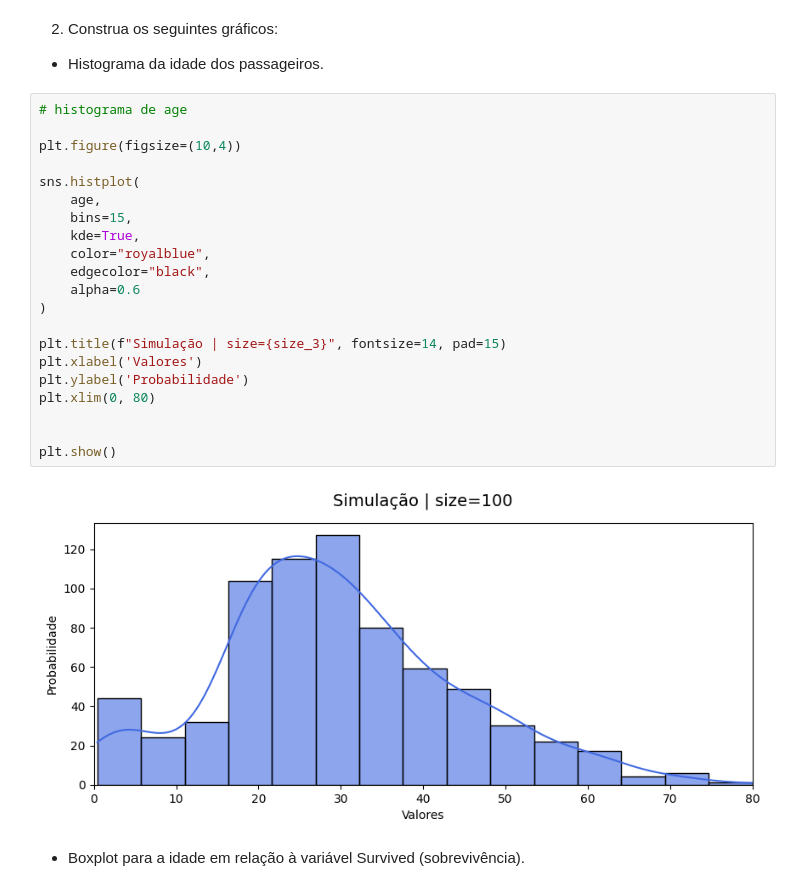
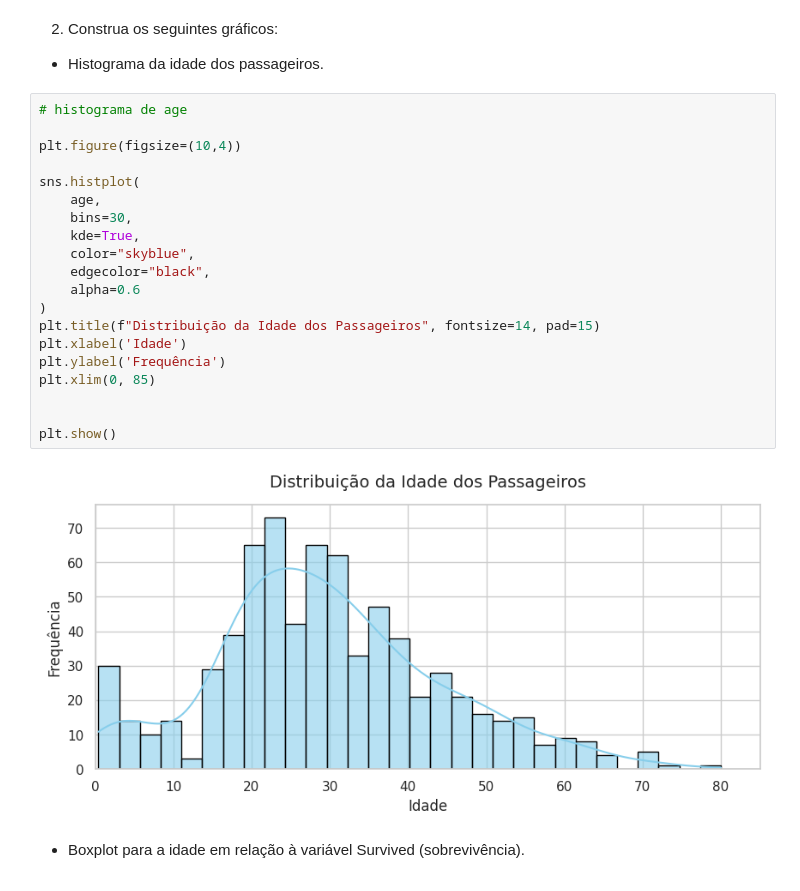
Before and after one commit to jessicalewinter/deep-learning-specialization, a Jupyter notebook: course-notebooks/statistics/T3_PosDL_Titanic.ipynb, the cells around one changed output. Drawn from its saved outputs; the diff is of its cells as text.

```diff
--- a/course-notebooks/statistics/T3_PosDL_Titanic.ipynb
+++ b/course-notebooks/statistics/T3_PosDL_Titanic.ipynb
@@ -890,26 +890,25 @@ A coluna tem valores nulos? Sim
 # %%
 # histograma de age
 
 plt.figure(figsize=(10,4))
 
 sns.histplot(
     age,
-    bins=15,
+    bins=30,
     kde=True,
-    color="royalblue",
+    color="skyblue",
     edgecolor="black",
     alpha=0.6
 )
-
-plt.title(f"Simulação | size={size_3}", fontsize=14, pad=15)
-plt.xlabel('Valores')
-plt.ylabel('Probabilidade')
-plt.xlim(0, 80)
+plt.title(f"Distribuição da Idade dos Passageiros", fontsize=14, pad=15)
+plt.xlabel('Idade')
+plt.ylabel('Frequência')
+plt.xlim(0, 85)
 
 
 plt.show()
 # %% [output]
-[figure, old version]
+[figure, new version]
 # %% [markdown]
   * Boxplot para a idade em relação à variável Survived (sobrevivência).
 # %%
```
Also changed, not shown: parts of 31 cells of this notebook.
